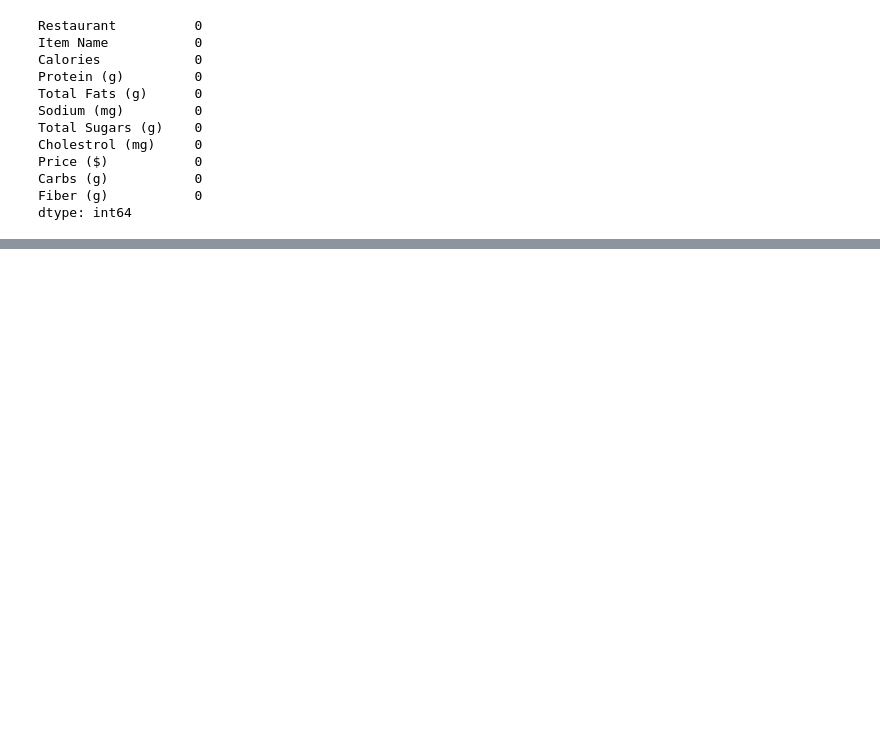
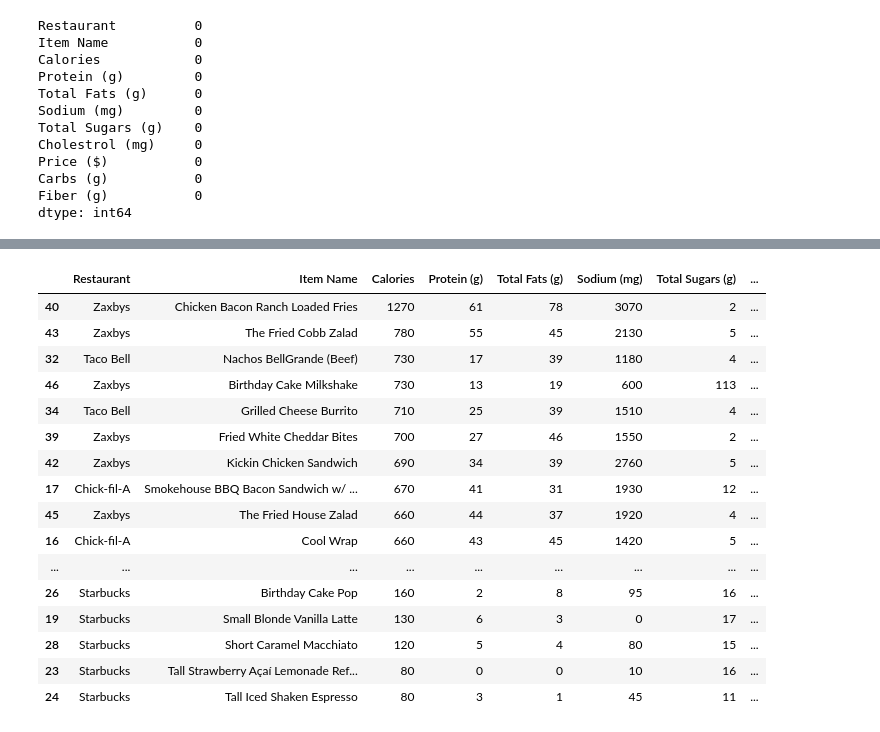
Before and after one commit to Mikayla-ds2/fast-food-macros, a Jupyter notebook: fast food workbook.ipynb, the cells around one changed output, grey strips where cells are left out. Cells and saved outputs as stored; diff of their text form; code cells hidden in the pictures; blank space fills up the shorter version.

```diff
--- a/fast food workbook.ipynb
+++ b/fast food workbook.ipynb
@@ -66,0 +108,20 @@ df.
+# %%
+df.sort_values(['Calories '], ascending=False)
+# %% [output]
+|  | Restaurant | Item Name | Calories | Protein (g) | Total Fats (g) | Sodium (mg) | Total Sugars (g) | ... |
+| 40 | Zaxbys | Chicken Bacon Ranch Loaded Fries | 1270 | 61 | 78 | 3070 | 2 | ... |
+| 43 | Zaxbys | The Fried Cobb Zalad | 780 | 55 | 45 | 2130 | 5 | ... |
+| 32 | Taco Bell | Nachos BellGrande (Beef) | 730 | 17 | 39 | 1180 | 4 | ... |
+| 46 | Zaxbys | Birthday Cake Milkshake | 730 | 13 | 19 | 600 | 113 | ... |
+| 34 | Taco Bell | Grilled Cheese Burrito | 710 | 25 | 39 | 1510 | 4 | ... |
+| 39 | Zaxbys | Fried White Cheddar Bites | 700 | 27 | 46 | 1550 | 2 | ... |
+| 42 | Zaxbys | Kickin Chicken Sandwich | 690 | 34 | 39 | 2760 | 5 | ... |
+| 17 | Chick-fil-A | Smokehouse BBQ Bacon Sandwich w/ ... | 670 | 41 | 31 | 1930 | 12 | ... |
+| 45 | Zaxbys | The Fried House Zalad | 660 | 44 | 37 | 1920 | 4 | ... |
+| 16 | Chick-fil-A | Cool Wrap | 660 | 43 | 45 | 1420 | 5 | ... |
+| ... | ... | ... | ... | ... | ... | ... | ... | ... |
+| 26 | Starbucks | Birthday Cake Pop | 160 | 2 | 8 | 95 | 16 | ... |
+| 19 | Starbucks | Small Blonde Vanilla Latte | 130 | 6 | 3 | 0 | 17 | ... |
+| 28 | Starbucks | Short Caramel Macchiato | 120 | 5 | 4 | 80 | 15 | ... |
+| 23 | Starbucks | Tall Strawberry Açaí Lemonade Ref... | 80 | 0 | 0 | 10 | 16 | ... |
+| 24 | Starbucks | Tall Iced Shaken Espresso | 80 | 3 | 1 | 45 | 11 | ... |
```
Also changed, not shown: parts of 10 cells of this notebook.
